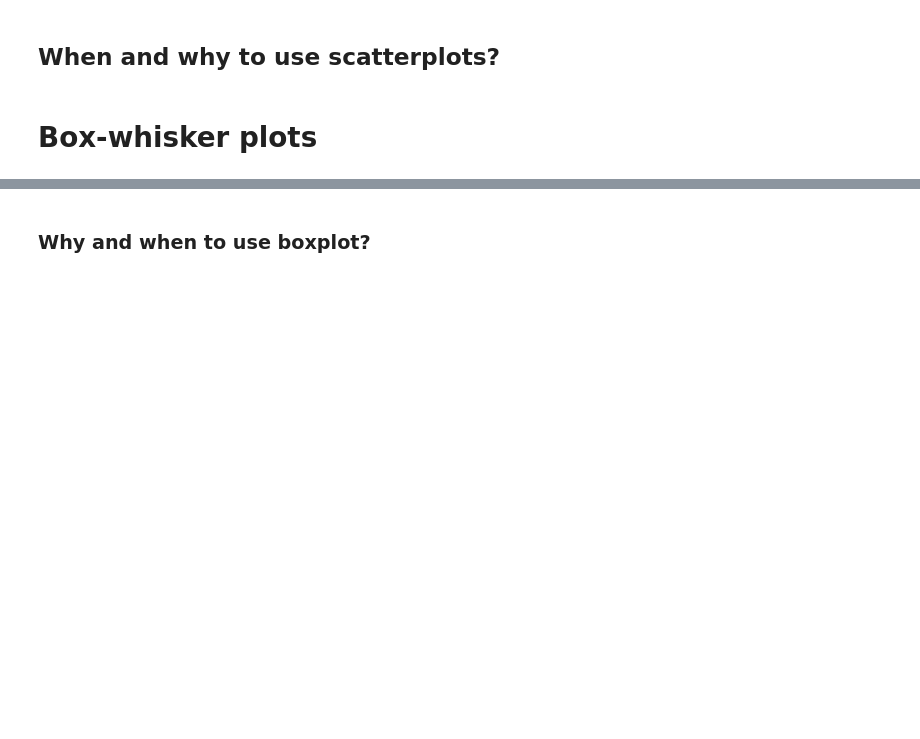
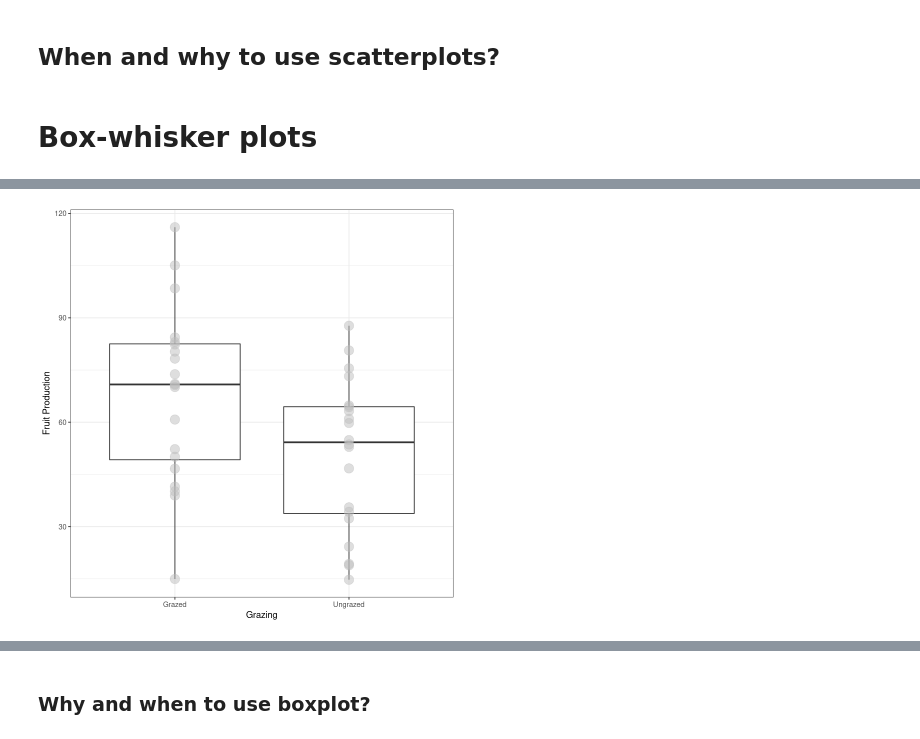
Before and after one commit to JaimeMAnayaRojas/Intro_Bayesian_Stats, a Jupyter notebook: Getting_started/03- Data Analysis (Data visualisation).ipynb, the cells around one changed output, grey strips where cells are left out. Drawn from its saved outputs; the diff is of its cells as text; code cells hidden in the pictures; blank space fills up the shorter version.

```diff
--- a/Getting_started/03- Data Analysis (Data visualisation).ipynb
+++ b/Getting_started/03- Data Analysis (Data visualisation).ipynb
@@ -67,11 +97,13 @@ ylab("Fruit Production")
 # %%
 # compare the fruit production between grazed and ungrazed plants
 # get more information about the box-plot
 ggplot(data, aes(y=Fruit, x=Grazing))+
 geom_boxplot() +
-geom_point(size = 5, colour= "gray", alpha =0.7)+
+geom_point(size = 5, colour= "gray", alpha =0.5)+
 theme_bw() +
 ylab("Fruit Production")
+# %% [output]
+[figure, added]
 # %%
 # compare the fruit production between grazed and ungrazed plants
 # get more information about the box-plot
```
Also changed, not shown: parts of 14 cells of this notebook, 4 other files.
